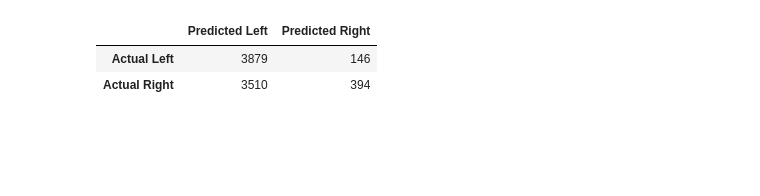
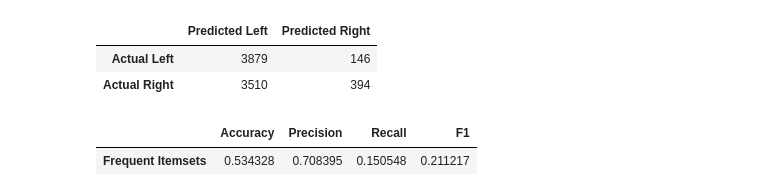
Before and after one commit to Wesley-Allen-01/CSCI4022_FinalProject, a Jupyter notebook: frequent_itemsets.ipynb, the cells around one changed output. Drawn from its saved outputs; the diff is of its cells as text; code cells hidden in the pictures; blank space fills up the shorter version.

```diff
--- a/frequent_itemsets.ipynb
+++ b/frequent_itemsets.ipynb
@@ -181,9 +183,3 @@ def process_test_data(url):
     test_data['content'] = test_data['content'].apply(lambda x: x.lower())
 
     return test_data['content'].values, test_data['bias'].values
-# %%
-def plot_confusion_matrix(cm):
-    sns.heatmap(cm, annot=True, fmt='g')
-    plt.xlabel('Predicted')
-    plt.ylabel('True')
-    plt.show()
@@ -256,3 +315,11 @@ results
 |  | Predicted Left | Predicted Right |
 | Actual Left | 3879 | 146 |
 | Actual Right | 3510 | 394 |
+# %%
+cols = ['Accuracy', 'Precision', 'Recall', 'F1']
+vals = [[avg_accuracy, avg_precision, avg_recall, avg_f1]]
+data_metrics = pd.DataFrame(vals, columns=cols, index=['Frequent Itemsets'])
+data_metrics
+# %% [output]
+|  | Accuracy | Precision | Recall | F1 |
+| Frequent Itemsets | 0.534328 | 0.708395 | 0.150548 | 0.211217 |
```
Also changed, not shown: parts of 4 cells of this notebook, 2 other files.
